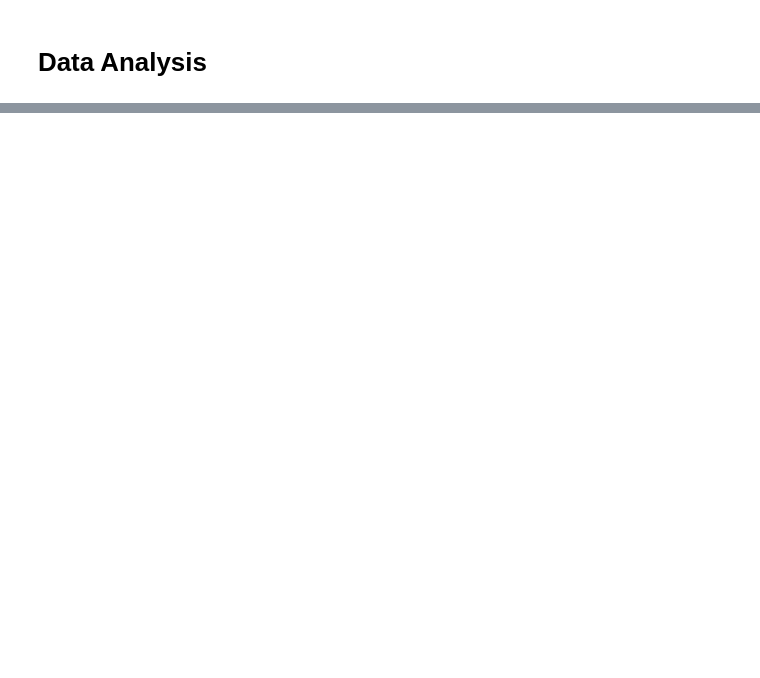
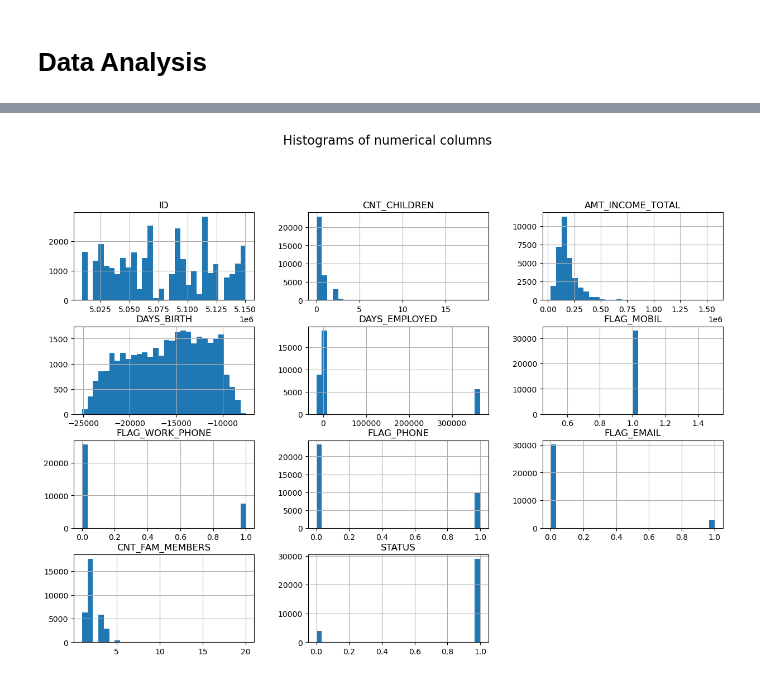
Before and after one commit to Timofeid/berkeley_capstone_project, a Jupyter notebook: notebook.ipynb, the cells around one changed output, grey strips where cells are left out. Cells and saved outputs as stored; diff of their text form; code cells hidden in the pictures; blank space fills up the shorter version.

```diff
--- a/notebook.ipynb
+++ b/notebook.ipynb
@@ -82,0 +203,4 @@ Name: count, dtype: int64
+# %%
+# Group by NAME_INCOME_TYPE and get the most frequent OCCUPATION_TYPE
+occupation_map = valid_applications.groupby('NAME_INCOME_TYPE')['OCCUPATION_TYPE'].agg(lambda x: x.mode().iloc[0])
+occupation_map
@@ -82,0 +215,4 @@ Name: count, dtype: int64
+# %%
+# fill missing values in OCCUPATION_TYPE based on occupation_map
+valid_applications['OCCUPATION_TYPE'] = valid_applications['OCCUPATION_TYPE'].fillna(valid_applications['NAME_INCOME_TYPE'].map(occupation_map))
+valid_applications['OCCUPATION_TYPE'].value_counts()
@@ -82,0 +258,6 @@ Name: count, dtype: int64
+# %%
+valid_applications.hist(bins=30, figsize=(15, 10))
+plt.suptitle('Histograms of numerical columns', y=1.02, size=16)
+plt.show()
+# %% [output]
+[figure, added]
```
Also changed, not shown: parts of 26 cells of this notebook, 1 other file.
